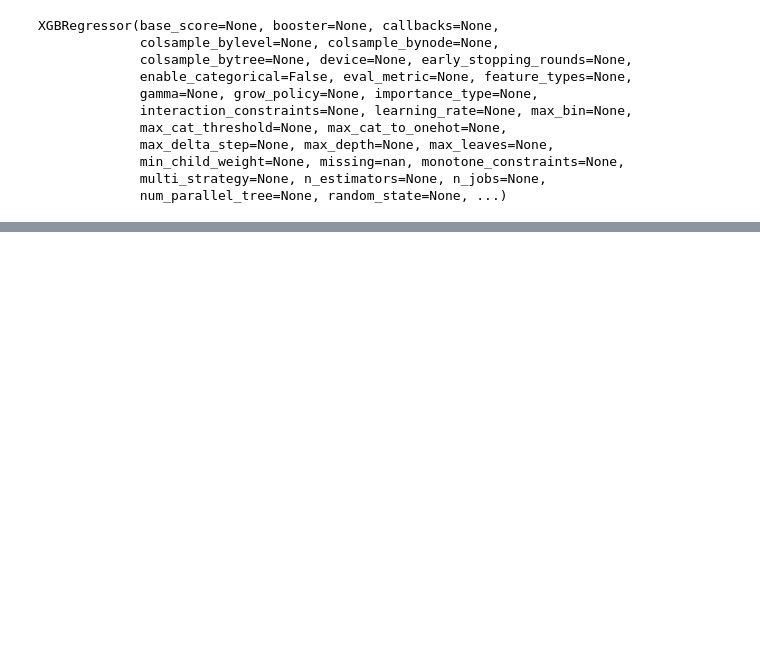
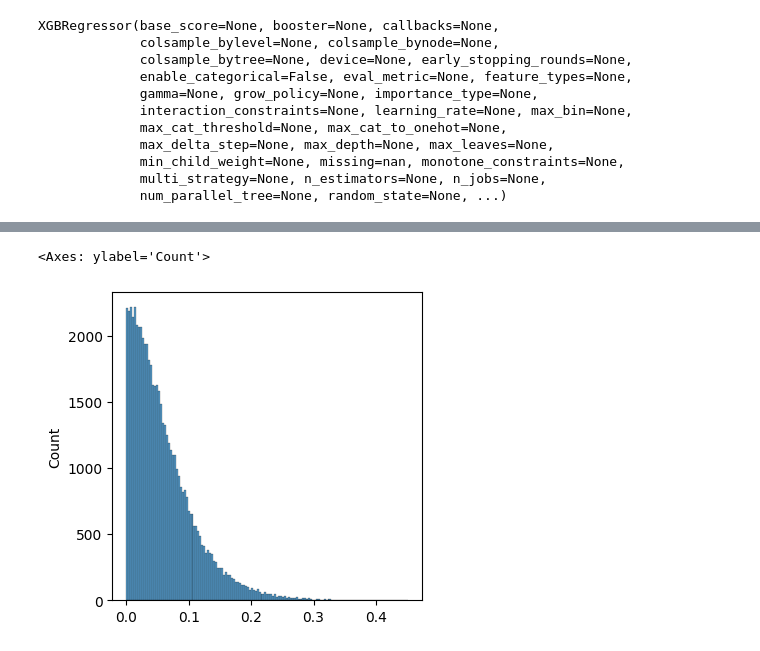
Before and after one commit to ErikHartman/peptide-flyability, a Jupyter notebook: idea.ipynb, the cells around one changed output, grey strips where cells are left out. Drawn from its saved outputs; the diff is of its cells as text; code cells hidden in the pictures; blank space fills up the shorter version.

```diff
--- a/idea.ipynb
+++ b/idea.ipynb
@@ -111,0 +115,9 @@ sns.histplot(error)
+# %%
+import matplotlib.pyplot as plt
+import numpy as np
+
+plt.figure(figsize=(4,4))
+sns.histplot(np.abs(y - reg.predict(X)))
+# %% [output]
+<Axes: ylabel='Count'>
+[figure, added]
```
Also changed, not shown: parts of 12 cells of this notebook, 1 other file.
